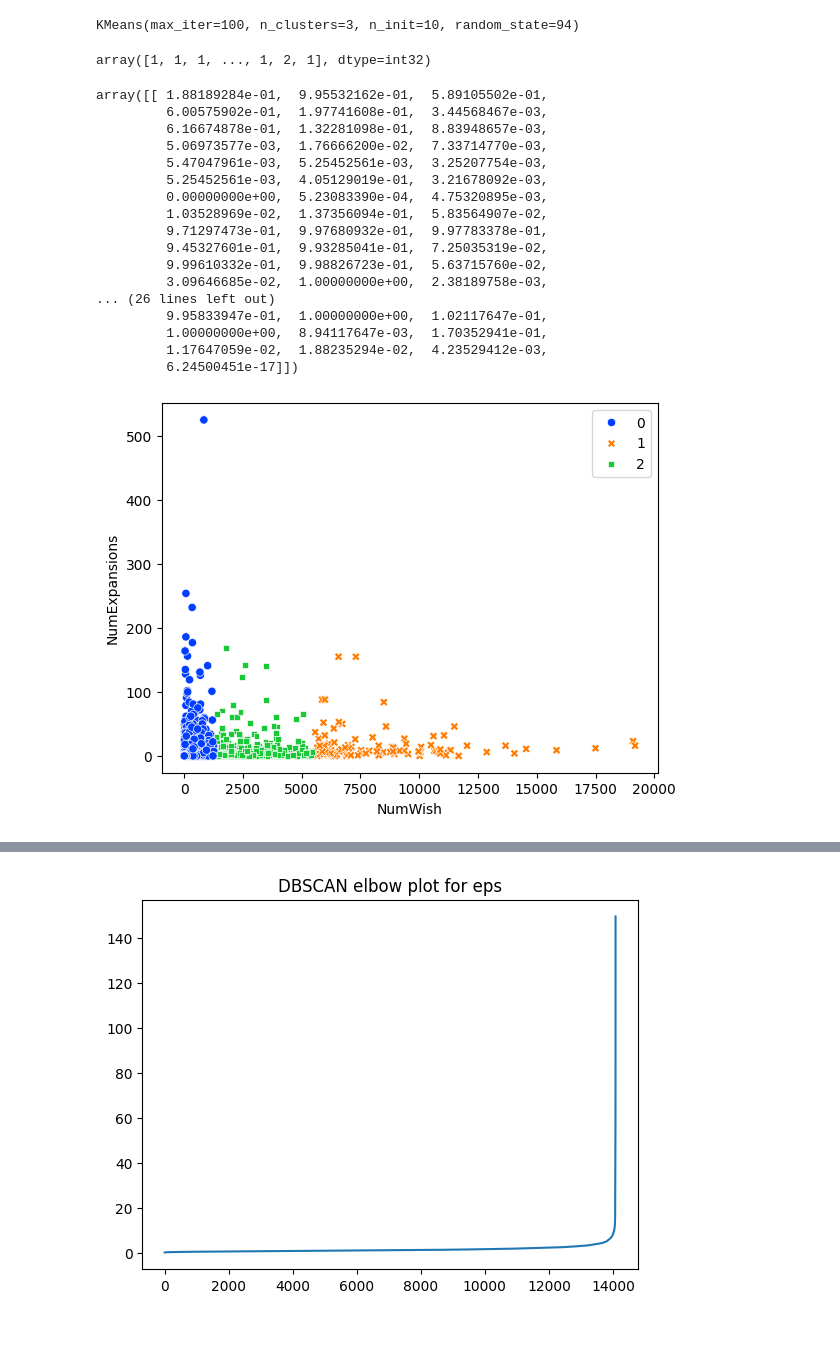
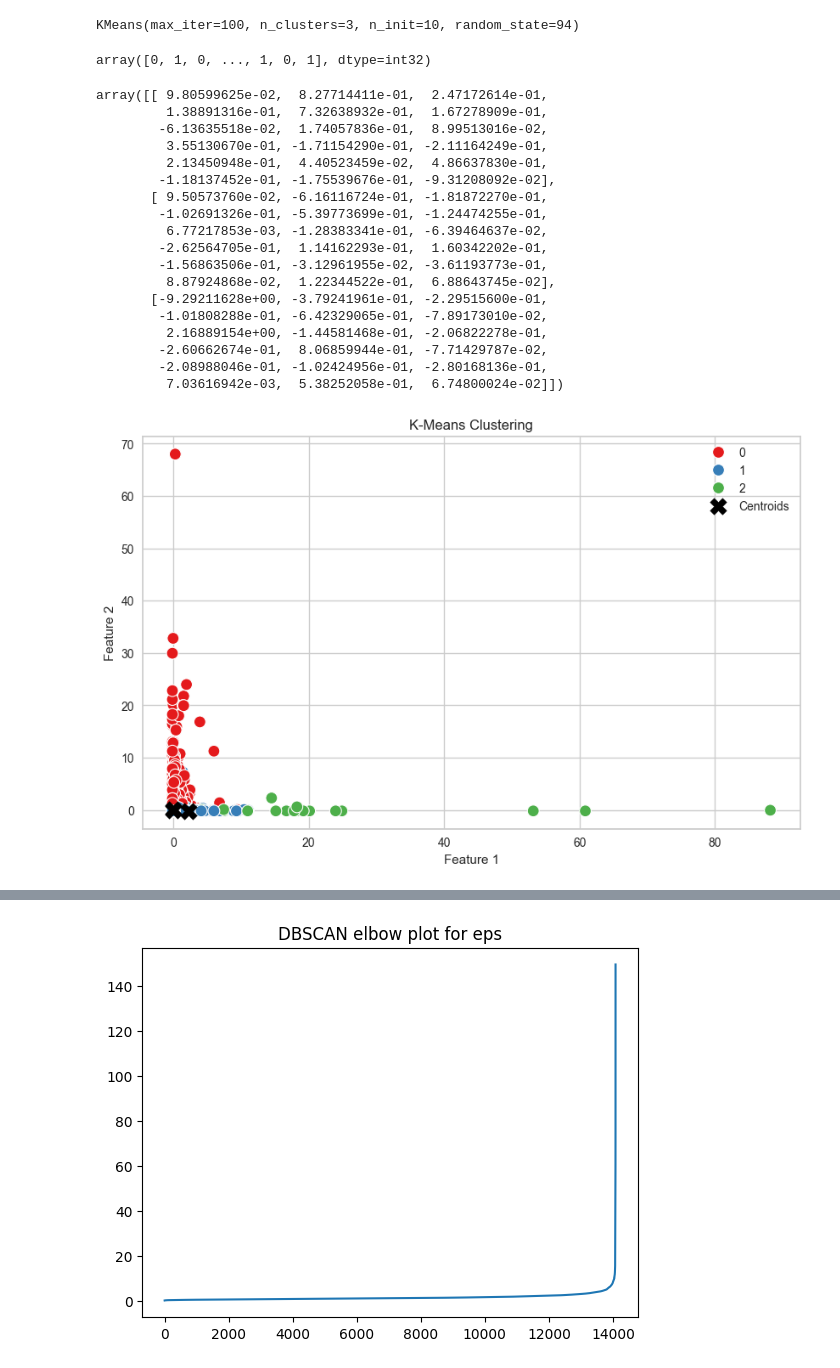
Before and after one commit to leopasq24/DataMining, a Jupyter notebook: clustering.ipynb, the cells around one changed output, grey strips where cells are left out. Drawn from its saved outputs; the diff is of its cells as text; code cells hidden in the pictures; blank space fills up the shorter version.

Commit message:
data_preparation and clustering notebooks updated with new preprocessing steps and center-based clustering algorithms.

```diff
--- a/clustering.ipynb
+++ b/clustering.ipynb
@@ -26,10 +28,19 @@ from sklearn.neighbors import NearestNeighbors
 # %%
-df = pd.read_csv("./dataset/DM1_game_dataset.csv")
+df = pd.read_csv("./dataset/DM1_game_dataset_cleaned.csv")
+
 # Select numeric columns and drop missing values
-df_num = df.select_dtypes(include=['float64', 'int64']).dropna()
+df_num = df.select_dtypes(include=['float64', 'int64'])
+numeric_cols = [col for col in df_num.columns if df_num[col].nunique() > 2]  # exclude binary columns
+df_num = df_num[numeric_cols]
+
+# exclude BGGId
+df_num = df_num.drop(columns=['BGGId'], errors='ignore')
+
 
 X = df_num.values
 
-# min-max, fit and transform directly
-scaler = MinMaxScaler()
-X_minmax = scaler.fit_transform(X)
+print(f"Data shape: {X.shape}, Features: {df_num.columns.tolist()}")
+
+# Standardize the data
+scaler = StandardScaler()
+X_scaled = scaler.fit_transform(X)
@@ -37,7 +50,7 @@ X_minmax = scaler.fit_transform(X)
 ## 1. K-Means
 # %%
 kmeans = KMeans(n_clusters=3, n_init=10, max_iter=100, random_state=94)
-kmeans.fit(X_minmax)
+kmeans.fit(X_scaled)
 # %% [output]
 KMeans(max_iter=100, n_clusters=3, n_init=10, random_state=94)
 # %%
@@ -45,43 +58,40 @@ KMeans(max_iter=100, n_clusters=3, n_init=10, random_state=94)
 labels = kmeans.labels_
 labels
 # %% [output]
-array([1, 1, 1, ..., 1, 2, 1], dtype=int32)
+array([0, 1, 0, ..., 1, 0, 1], dtype=int32)
 # %%
 # centroids
 centroids = kmeans.cluster_centers_
 centroids
 # %% [output]
-array([[ 1.88189284e-01,  9.95532162e-01,  5.89105502e-01,
-         6.00575902e-01,  1.97741608e-01,  3.44568467e-03,
-         6.16674878e-01,  1.32281098e-01,  8.83948657e-03,
-         5.06973577e-03,  1.76666200e-02,  7.33714770e-03,
-         5.47047961e-03,  5.25452561e-03,  3.25207754e-03,
-         5.25452561e-03,  4.05129019e-01,  3.21678092e-03,
-         0.00000000e+00,  5.23083390e-04,  4.75320895e-03,
-         1.03528969e-02,  1.37356094e-01,  5.83564907e-02,
-         9.71297473e-01,  9.97680932e-01,  9.97783378e-01,
-         9.45327601e-01,  9.93285041e-01,  7.25035319e-02,
-         9.99610332e-01,  9.98826723e-01,  5.63715760e-02,
-         3.09646685e-02,  1.00000000e+00,  2.38189758e-03,
-... (26 lines left out)
-         9.95833947e-01,  1.00000000e+00,  1.02117647e-01,
-         1.00000000e+00,  8.94117647e-03,  1.70352941e-01,
-         1.17647059e-02,  1.88235294e-02,  4.23529412e-03,
-         6.24500451e-17]])
+array([[ 9.80599625e-02,  8.27714411e-01,  2.47172614e-01,
+         1.38891316e-01,  7.32638932e-01,  1.67278909e-01,
+        -6.13635518e-02,  1.74057836e-01,  8.99513016e-02,
+         3.55130670e-01, -1.71154290e-01, -2.11164249e-01,
+         2.13450948e-01,  4.40523459e-02,  4.86637830e-01,
+        -1.18137452e-01, -1.75539676e-01, -9.31208092e-02],
+       [ 9.50573760e-02, -6.16116724e-01, -1.81872270e-01,
+        -1.02691326e-01, -5.39773699e-01, -1.24474255e-01,
+         6.77217853e-03, -1.28383341e-01, -6.39464637e-02,
+        -2.62564705e-01,  1.14162293e-01,  1.60342202e-01,
+        -1.56863506e-01, -3.12961955e-02, -3.61193773e-01,
+         8.87924868e-02,  1.22344522e-01,  6.88643745e-02],
+       [-9.29211628e+00, -3.79241961e-01, -2.29515600e-01,
+        -1.01808288e-01, -6.42329065e-01, -7.89173010e-02,
+         2.16889154e+00, -1.44581468e-01, -2.06822278e-01,
+        -2.60662674e-01,  8.06859944e-01, -7.71429787e-02,
+        -2.08988046e-01, -1.02424956e-01, -2.80168136e-01,
+         7.03616942e-03,  5.38252058e-01,  6.74800024e-02]])
 # %%
-X_2 = df["NumWish"]
-X_2_minmax = scaler.fit_transform(X_2.values.reshape(-1, 1))
-X_3 = df["NumUserRatings"]
-X_3_minmax = scaler.fit_transform(X_3.values.reshape(-1, 1))
-kmeans_2 = KMeans(n_clusters=3, n_init=10, max_iter=100, random_state=94)
-kmeans_2.fit(X_2_minmax, X_3_minmax)
+# plotting the clusters
+plt.figure(figsize=(10, 6))
 
-sns.scatterplot(data=df,
-                x="NumWish",
-                y="NumExpansions",
-                hue=kmeans_2.labels_,
-                style=kmeans_2.labels_,
-                palette="bright")
+sns.scatterplot(x=X_scaled[:, 6], y=X_scaled[:, 7], hue=labels, palette='Set1', s=100)
+plt.scatter(centroids[:, 6], centroids[:, 7], c='black', s=200, marker='X', label='Centroids')
+plt.title('K-Means Clustering')
+plt.xlabel('Feature 1')
+plt.ylabel('Feature 2')
+plt.legend()
 plt.show()
 # %% [output]
-[figure, old version]
+[figure, new version]
```
Also changed, not shown: parts of 7 cells of this notebook, 1 other file.
